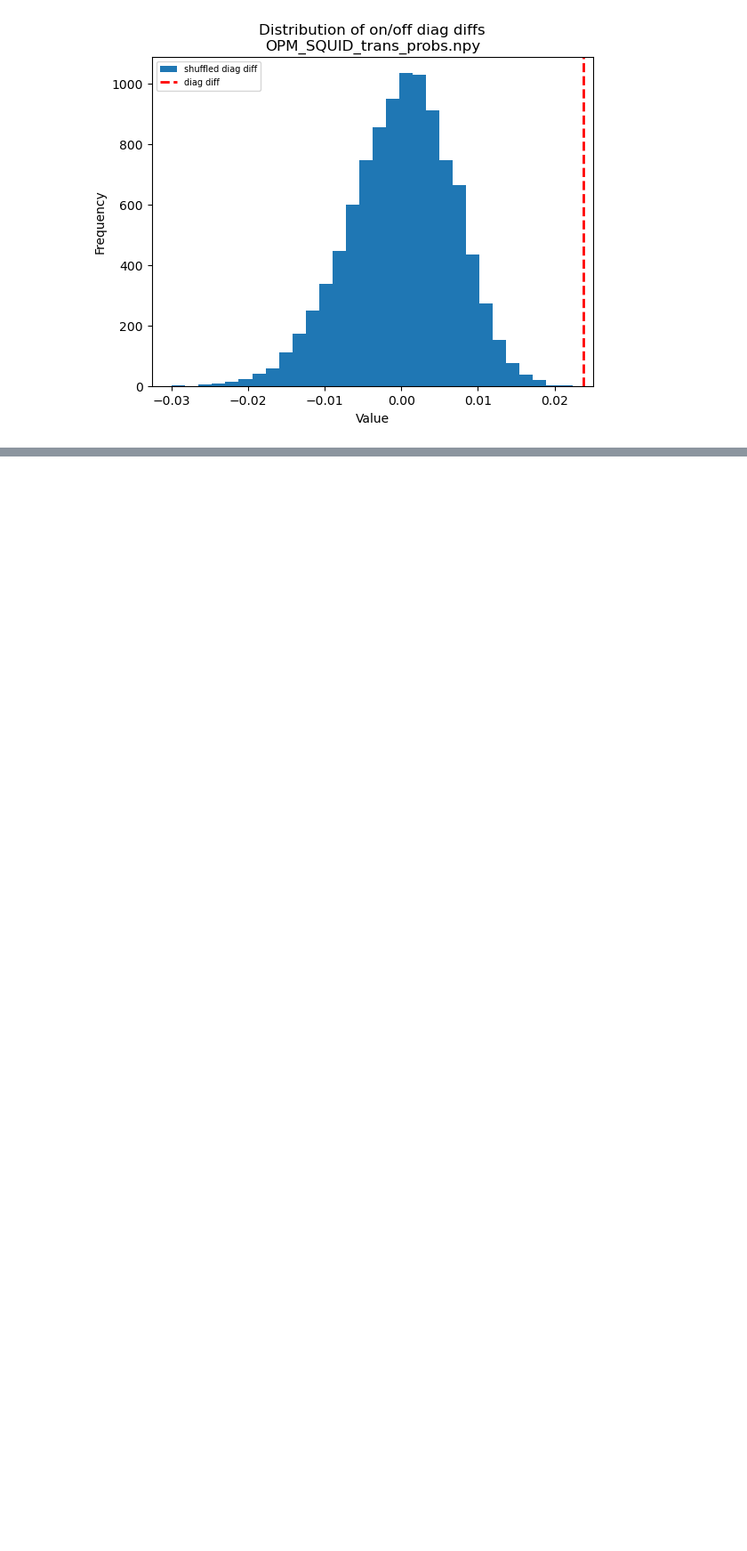
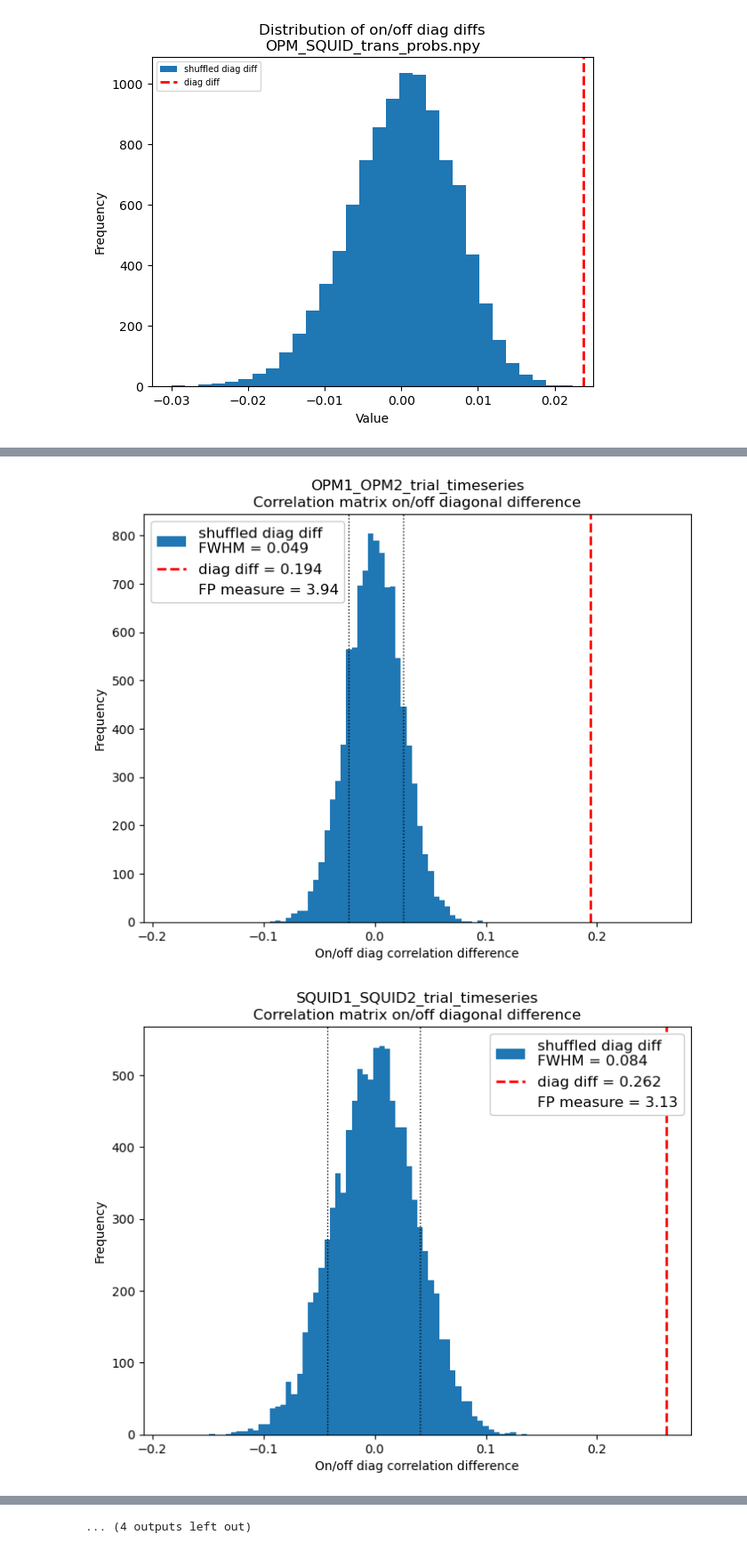
Before and after one commit to ppyab15/Canonical-HMM-Networks, a Jupyter notebook: annas_pipeline/plotting_on_off_diag_diffs.ipynb, the cells around one changed output, grey strips where cells are left out. Shown at 89% size. Drawn from its saved outputs; the diff is of its cells as text; code cells hidden in the pictures; blank space fills up the shorter version.

Commit message:
adding FWHM and fingerprinting measures

```diff
--- a/annas_pipeline/plotting_on_off_diag_diffs.ipynb
+++ b/annas_pipeline/plotting_on_off_diag_diffs.ipynb
@@ -161,7 +195,7 @@ plt.show()
 # %%
 base = "/rdrives/DRS-foundation-brain/zoe_data/BIDS"
 deriv = f"{base}/derivatives_anna_01042026"
-corr_dir = f"{deriv}/correlations_matrices/OPM_SQUID_noorthog"
+corr_dir = f"{deriv}/correlations_matrices/OPM_SQUID_orthog"
 
 corr_fig_dir = f"{deriv}/correlation_figures/on_off_diag_diffs"
 os.makedirs(corr_fig_dir, exist_ok=True)  # create directory if it doesn't exist
@@ -213,18 +247,61 @@ for key, files in groups.items():
     xmax += margin
 
     # -------- Second pass: plot with shared range --------
+    # for res in group_results:
+    #     npy_file = res["file"]
+    #     diag_diff = res["diag_diff"]
+    #     diag_diffs_shuffled = res["shuffled"]
+
+    #     plt.figure()
+    #     plt.hist(
+    #         diag_diffs_shuffled[:, 0],
+    #         bins=50,
+    #         range=(xmin, xmax),
+    #         label='shuffled diag diff'
+    #     )
+    #     plt.axvline(
+    #         x=diag_diff[0],
+    #         color='red',
+    #         linestyle='--',
+    #         linewidth=2,
+    #         label=f"diag diff = {diag_diff[0]:.3f}"
+    #     )
+
+    #     plt.xlim(xmin, xmax)
+    #     plt.legend(prop={'size': 7})
+    #     plt.xlabel("On/off diag correlation difference")
+    #     plt.ylabel("Frequency")
+    #     plt.title(f"{npy_file.replace('.npy', '\nCorrelation matrix on/off diagonal difference')}")
+
+    #     save_name = npy_file.replace(".npy", "_onoff_diag_diff.png")
+    #     save_path = os.path.join(corr_fig_dir, save_name)
+    #     # plt.savefig(save_path, dpi=300, bbox_inches='tight')
+    #     # plt.close()
+
+    #     # print(f"Saved: {save_path}")
+
     for res in group_results:
         npy_file = res["file"]
         diag_diff = res["diag_diff"]
         diag_diffs_shuffled = res["shuffled"]
 
-        plt.figure()
+        shuffled_vals = diag_diffs_shuffled[:, 0]
+
+        fwhm, fwhm_left, fwhm_right = fwhm_from_samples(
+            shuffled_vals,
+            bins=100,
+            data_range=(xmin, xmax)
+        )
+
+
+        plt.figure(figsize=(8, 6))
         plt.hist(
-            diag_diffs_shuffled[:, 0],
-            bins=50,
+            shuffled_vals,
+            bins=100,
             range=(xmin, xmax),
-            label='shuffled diag diff'
+            label=f'shuffled diag diff\nFWHM = {fwhm:.3f}'
         )
+
         plt.axvline(
             x=diag_diff[0],
             color='red',
@@ -233,17 +310,21 @@ for key, files in groups.items():
             label=f"diag diff = {diag_diff[0]:.3f}"
         )
 
+        plt.axvline(fwhm_left, color='black', linestyle=':', linewidth=1)
+        plt.axvline(fwhm_right, color='black', linestyle=':', linewidth=1)
+
+        fingerprint_measure = abs(diag_diff[0]) / fwhm if diag_diff[0] != 0 else np.nan
+        plt.plot([], [], ' ', label=f"FP measure = {fingerprint_measure:.2f}")
+
         plt.xlim(xmin, xmax)
-        plt.legend(prop={'size': 7})
+        plt.legend(prop={'size': 12}, framealpha=1)
         plt.xlabel("On/off diag correlation difference")
         plt.ylabel("Frequency")
-        plt.title(f"{npy_file.replace('.npy', 'NOORTHOG\nCorrelation matrix on/off diagonal difference')}")
+        plt.title(f"{npy_file.replace('.npy', '\nCorrelation matrix on/off diagonal difference')}")
 
-        save_name = npy_file.replace(".npy", "_onoff_diag_diff_noorthog.png")
+        save_name = npy_file.replace(".npy", "_onoff_diag_diff.png")
         save_path = os.path.join(corr_fig_dir, save_name)
-        plt.savefig(save_path, dpi=300, bbox_inches='tight')
-        plt.close()
 
-        print(f"Saved: {save_path}")
+        print(f"{npy_file}: FWHM = {fwhm:.4f}")
 # %% [output]
 Processing group: ries
@@ -268,0 +350,2 @@ Saved: /rdrives/DRS-foundation-brain/zoe_data/BIDS/derivatives_anna_01042026/cor
+[figure, added]
+[figure, added]
@@ -268,0 +361 @@ Saved: /rdrives/DRS-foundation-brain/zoe_data/BIDS/derivatives_anna_01042026/cor
+... (4 outputs left out)
```
Also changed, not shown: parts of 3 cells of this notebook.
